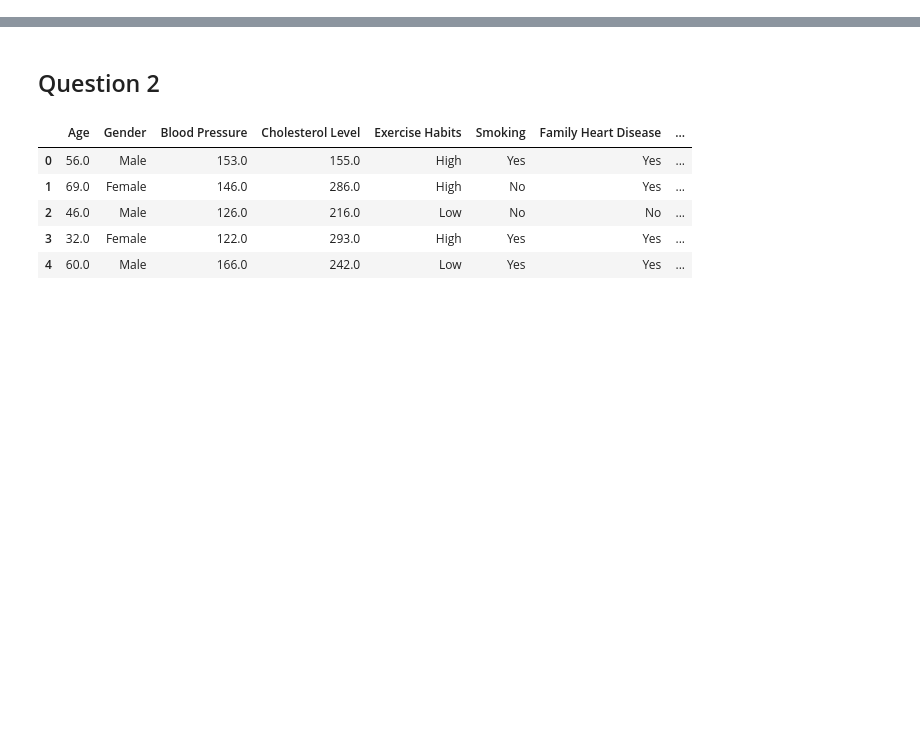
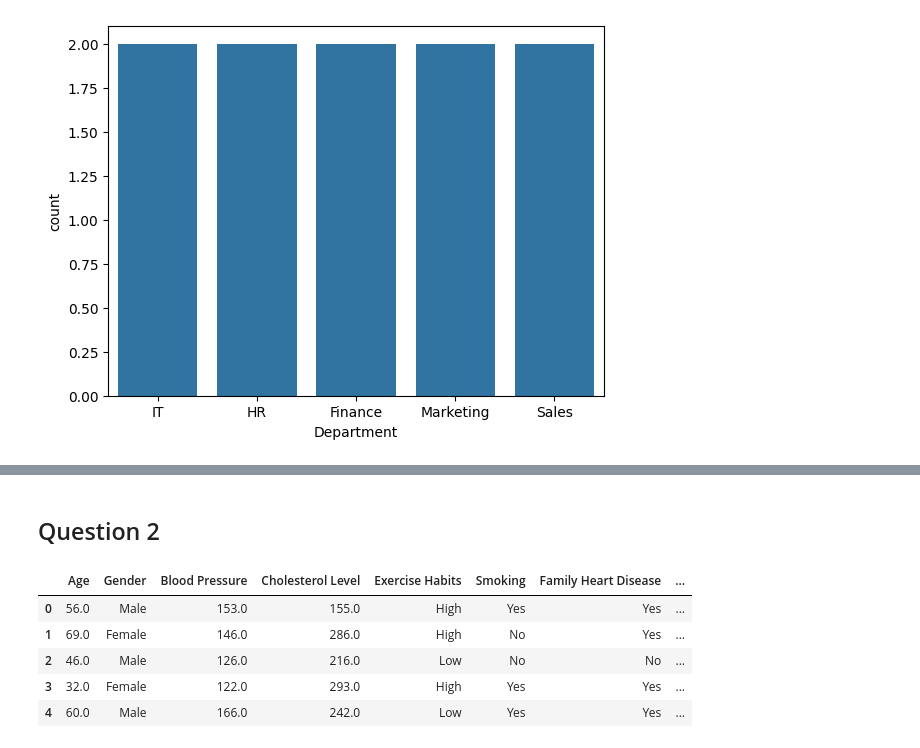
Before and after one commit to fasihh/aiSpring25, a Jupyter notebook: practice/K230018_prob.ipynb, the cells around one changed output, grey strips where cells are left out. Saved outputs shown, nothing was run; the diff lists cells and outputs as text; code cells hidden in the pictures; blank space fills up the shorter version.

```diff
--- a/practice/K230018_prob.ipynb
+++ b/practice/K230018_prob.ipynb
@@ -5,0 +97,5 @@ import numpy as np
+# %%
+sns.countplot(data=df, x='Department')
+plt.show()
+# %% [output]
+[figure, added]
```
Also changed, not shown: parts of 15 cells of this notebook.
